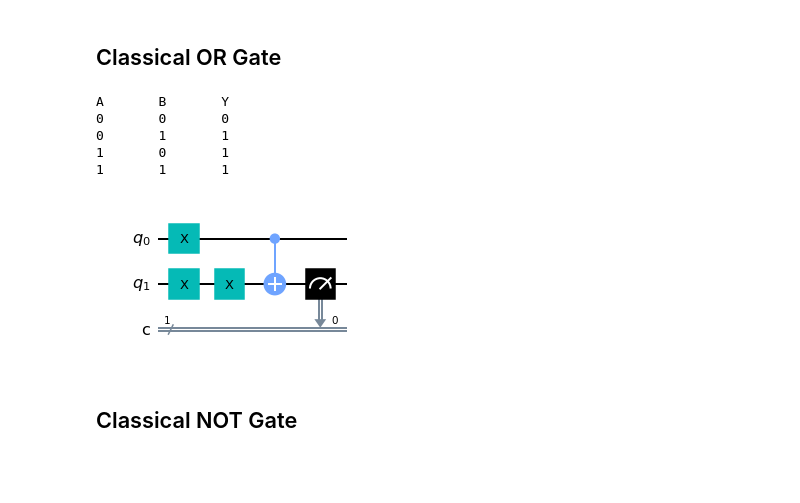
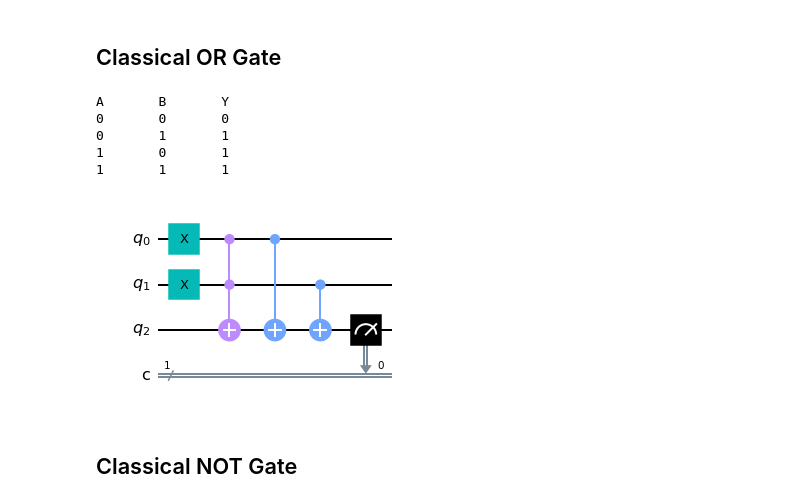
Before and after one commit to jesherjoshua/seds-quantum-computing, a Jupyter notebook: Jesher/Simulator/gates.ipynb, the cells around one changed output. Drawn from its saved outputs; the diff is of its cells as text; code cells hidden in the pictures; blank space fills up the shorter version.

```diff
--- a/Jesher/Simulator/gates.ipynb
+++ b/Jesher/Simulator/gates.ipynb
@@ -128,27 +128,27 @@ A       B       Y
 # %%
 print("A\tB\tY")
 l = [(0, 0), (0, 1), (1, 0), (1, 1)]
 for a, b in l:
-    circ = QuantumCircuit(2, 1)
+    circ = QuantumCircuit(3, 1)
     if a != 0:
         circ.x(0)
     if b != 0:
         circ.x(1)
-    if a==1 and b==1:
-        circ.x(1)
 
-    circ.cx(0, 1)
+    circ.ccx(0,1,2)
+    circ.cx(0,2)
+    circ.cx(1,2)
 
-    circ.measure(1,0)
+    circ.measure(2,0)
     print(f"{a}\t{b}\t{test(circ)}")
 circ.draw('mpl')
 # %% [output]
 A       B       Y
 0       0       0
 0       1       1
 1       0       1
 1       1       1
-[figure, old version]
+[figure, new version]
 # %% [markdown]
 ## Classical NOT Gate
 # %%
```
Also changed, not shown: parts of 5 cells of this notebook, 2 other files.
